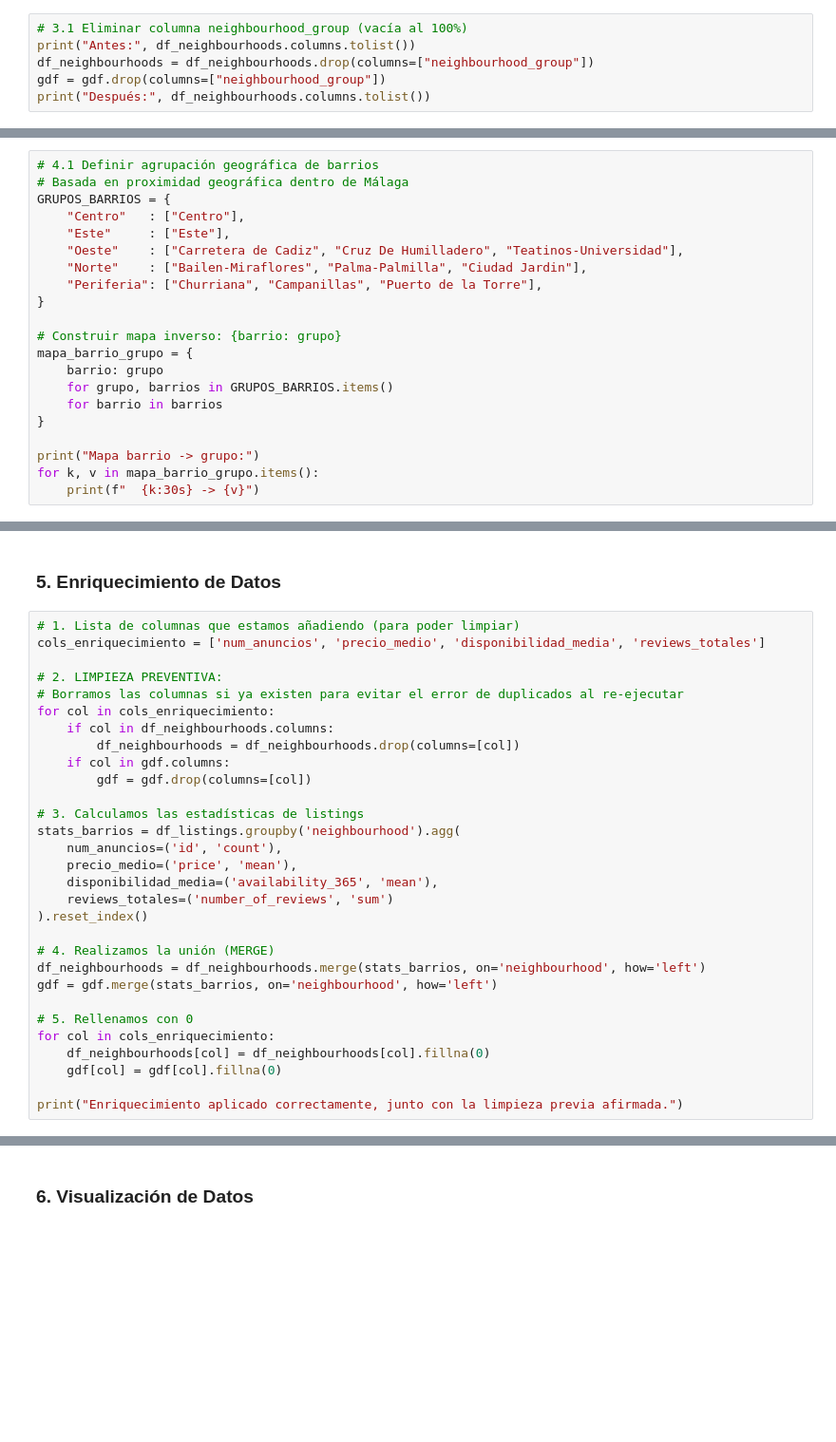
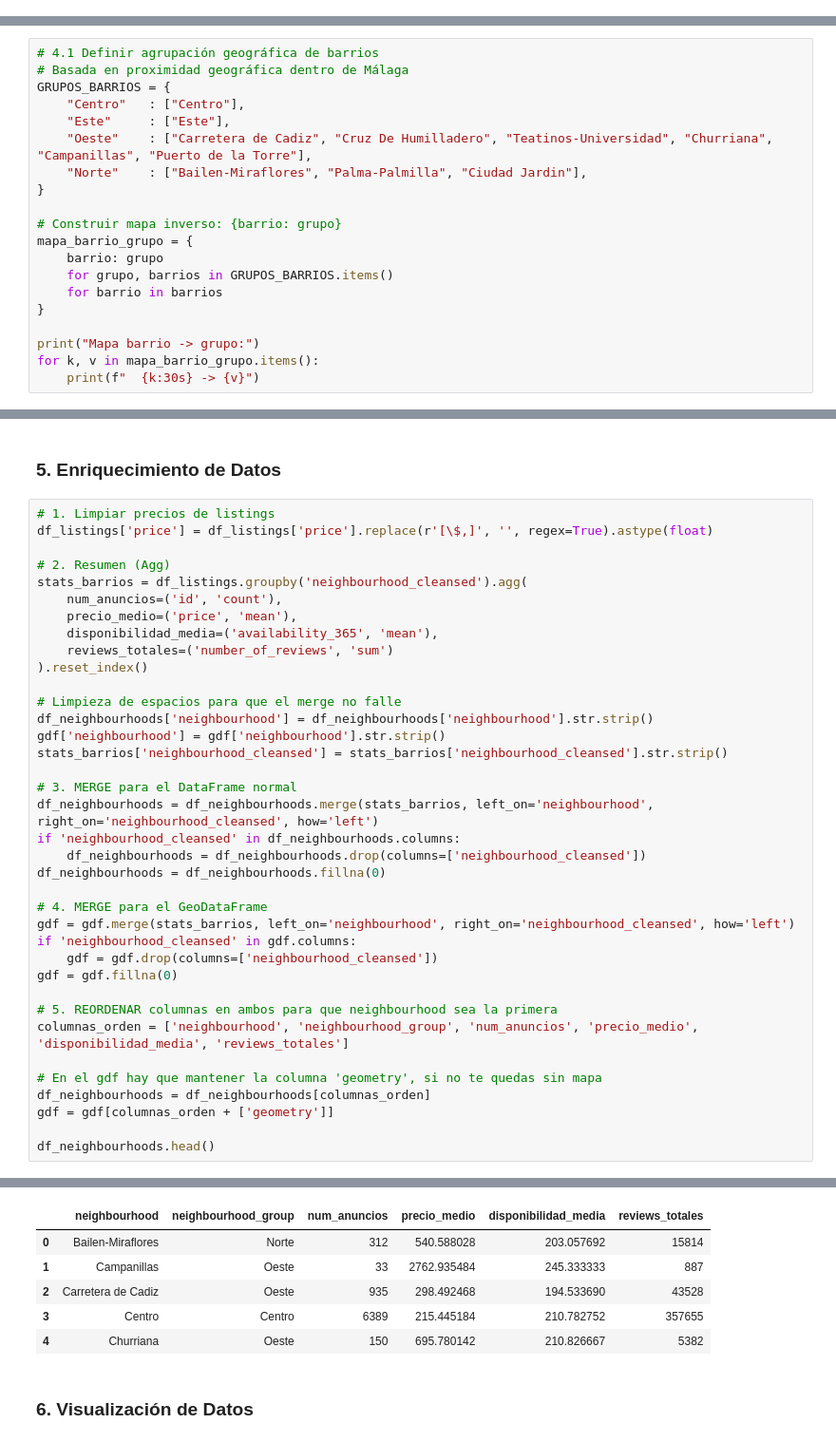
Before and after one commit to cborges19/proy_SSDD_II, a Jupyter notebook: notebooks/dag_neighbourhoods.ipynb, the cells around one changed output, grey strips where cells are left out. Shown at 95% size. Drawn from its saved outputs; the diff is of its cells as text; blank space fills up the shorter version.

```diff
--- a/notebooks/dag_neighbourhoods.ipynb
+++ b/notebooks/dag_neighbourhoods.ipynb
@@ -96,9 +105,3 @@ neighbourhood_group    11
 dtype: int64
 # %% [markdown]
 ### 3- Limpieza y validación
-# %%
-# 3.1 Eliminar columna neighbourhood_group (vacía al 100%)
-print("Antes:", df_neighbourhoods.columns.tolist())
-df_neighbourhoods = df_neighbourhoods.drop(columns=["neighbourhood_group"])
-gdf = gdf.drop(columns=["neighbourhood_group"])
-print("Después:", df_neighbourhoods.columns.tolist())
@@ -142,9 +156,8 @@ Listings sin barrio (NaN): 0
 GRUPOS_BARRIOS = {
     "Centro"   : ["Centro"],
     "Este"     : ["Este"],
-    "Oeste"    : ["Carretera de Cadiz", "Cruz De Humilladero", "Teatinos-Universidad"],
+    "Oeste"    : ["Carretera de Cadiz", "Cruz De Humilladero", "Teatinos-Universidad", "Churriana", "Campanillas", "Puerto de la Torre"],
     "Norte"    : ["Bailen-Miraflores", "Palma-Palmilla", "Ciudad Jardin"],
-    "Periferia": ["Churriana", "Campanillas", "Puerto de la Torre"],
 }
 
 # Construir mapa inverso: {barrio: grupo}
@@ -197,33 +210,40 @@ print(df_neighbourhoods)
 # %% [markdown]
 ### 5. Enriquecimiento de Datos
 # %%
-# 1. Lista de columnas que estamos añadiendo (para poder limpiar)
-cols_enriquecimiento = ['num_anuncios', 'precio_medio', 'disponibilidad_media', 'reviews_totales']
+# 1. Limpiar precios de listings
+df_listings['price'] = df_listings['price'].replace(r'[\$,]', '', regex=True).astype(float)
 
-# 2. LIMPIEZA PREVENTIVA:
-# Borramos las columnas si ya existen para evitar el error de duplicados al re-ejecutar
-for col in cols_enriquecimiento:
-    if col in df_neighbourhoods.columns:
-        df_neighbourhoods = df_neighbourhoods.drop(columns=[col])
-    if col in gdf.columns:
-        gdf = gdf.drop(columns=[col])
-
-# 3. Calculamos las estadísticas de listings
-stats_barrios = df_listings.groupby('neighbourhood').agg(
+# 2. Resumen (Agg)
+stats_barrios = df_listings.groupby('neighbourhood_cleansed').agg(
     num_anuncios=('id', 'count'),
     precio_medio=('price', 'mean'),
     disponibilidad_media=('availability_365', 'mean'),
     reviews_totales=('number_of_reviews', 'sum')
 ).reset_index()
 
-# 4. Realizamos la unión (MERGE)
-df_neighbourhoods = df_neighbourhoods.merge(stats_barrios, on='neighbourhood', how='left')
-gdf = gdf.merge(stats_barrios, on='neighbourhood', how='left')
+# Limpieza de espacios para que el merge no falle
+df_neighbourhoods['neighbourhood'] = df_neighbourhoods['neighbourhood'].str.strip()
+gdf['neighbourhood'] = gdf['neighbourhood'].str.strip()
+stats_barrios['neighbourhood_cleansed'] = stats_barrios['neighbourhood_cleansed'].str.strip()
 
-# 5. Rellenamos con 0
-for col in cols_enriquecimiento:
-    df_neighbourhoods[col] = df_neighbourhoods[col].fillna(0)
-    gdf[col] = gdf[col].fillna(0)
+# 3. MERGE para el DataFrame normal
+df_neighbourhoods = df_neighbourhoods.merge(stats_barrios, left_on='neighbourhood', right_on='neighbourhood_cleansed', how='left')
+if 'neighbourhood_cleansed' in df_neighbourhoods.columns:
+    df_neighbourhoods = df_neighbourhoods.drop(columns=['neighbourhood_cleansed'])
+df_neighbourhoods = df_neighbourhoods.fillna(0)
 
-print("Enriquecimiento aplicado correctamente, junto con la limpieza previa afirmada.")
+# 4. MERGE para el GeoDataFrame
+gdf = gdf.merge(stats_barrios, left_on='neighbourhood', right_on='neighbourhood_cleansed', how='left')
+if 'neighbourhood_cleansed' in gdf.columns:
+    gdf = gdf.drop(columns=['neighbourhood_cleansed'])
+gdf = gdf.fillna(0)
+
+# 5. REORDENAR columnas en ambos para que neighbourhood sea la primera
+columnas_orden = ['neighbourhood', 'neighbourhood_group', 'num_anuncios', 'precio_medio', 'disponibilidad_media', 'reviews_totales']
+
+# En el gdf hay que mantener la columna 'geometry', si no te quedas sin mapa
+df_neighbourhoods = df_neighbourhoods[columnas_orden]
+gdf = gdf[columnas_orden + ['geometry']]
+
+df_neighbourhoods.head()
 # %% [output]
@@ -231,3 +250,9 @@ Enriquecimiento aplicado correctamente, junto con la limpieza previa afirmada.
+|  | neighbourhood | neighbourhood_group | num_anuncios | precio_medio | disponibilidad_media | reviews_totales |
+| 0 | Bailen-Miraflores | Norte | 312 | 540.588028 | 203.057692 | 15814 |
+| 1 | Campanillas | Oeste | 33 | 2762.935484 | 245.333333 | 887 |
+| 2 | Carretera de Cadiz | Oeste | 935 | 298.492468 | 194.533690 | 43528 |
+| 3 | Centro | Centro | 6389 | 215.445184 | 210.782752 | 357655 |
+| 4 | Churriana | Oeste | 150 | 695.780142 | 210.826667 | 5382 |
 # %% [markdown]
 ### 6. Visualización de Datos
 # %%
```
Also changed, not shown: parts of 8 cells of this notebook.
